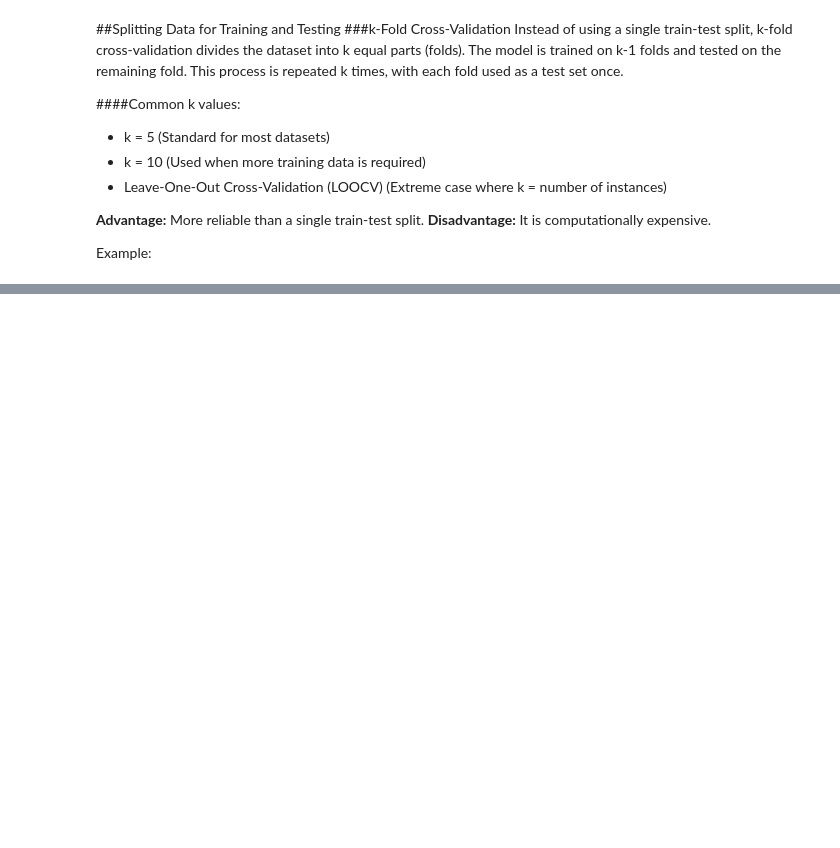
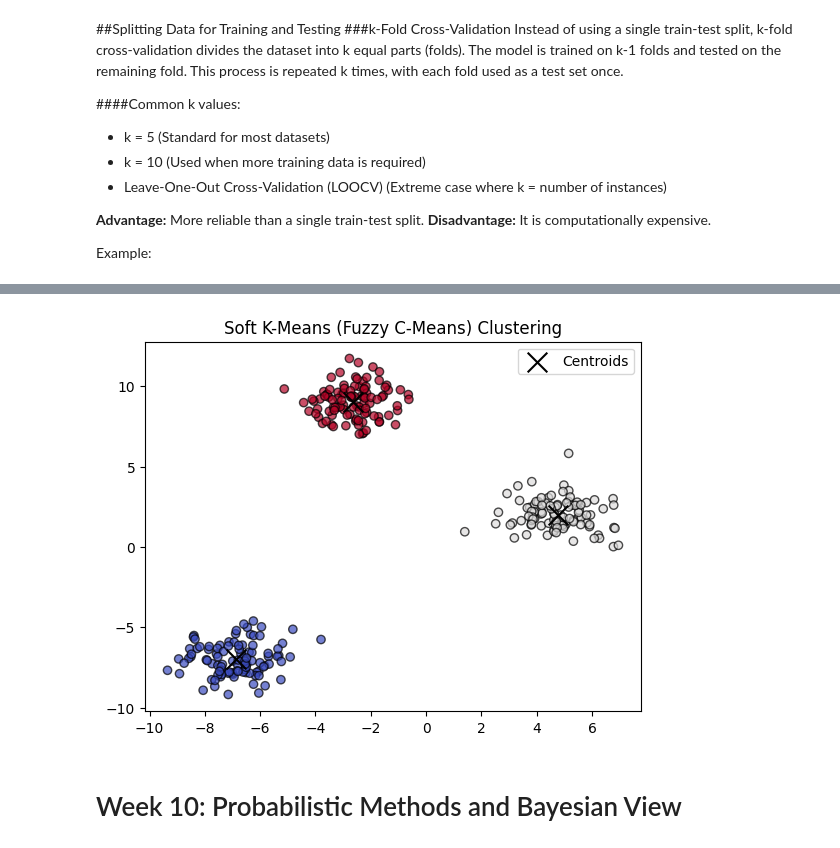
Before and after one commit to SolomonAyuba/machine-learning, a Jupyter notebook: Machine_Learning.ipynb, the cells around one changed output, grey strips where cells are left out. Cells and saved outputs as stored; diff of their text form; code cells hidden in the pictures; blank space fills up the shorter version.

```diff
--- a/Machine_Learning.ipynb
+++ b/Machine_Learning.ipynb
@@ -149,0 +618,25 @@ print(f"Cross-validation Accuracy: {scores.mean():.2f}")
+# %%
+import numpy as np
+import matplotlib.pyplot as plt
+import skfuzzy as fuzz
+from sklearn.datasets import make_blobs
+
+# Generate synthetic dataset
+X, _ = make_blobs(n_samples=300, centers=3, random_state=42)
+
+# Apply Fuzzy C-Means clustering
+cntr, u, _, _, _, _, _ = fuzz.cluster.cmeans(X.T, c=3, m=2, error=0.005, maxiter = 1000)
+
+# Assign each data point to the most probable cluster
+cluster_membership = np.argmax(u, axis=0)
+
+# Plot results
+plt.scatter(X[:, 0], X[:, 1], c=cluster_membership, cmap='coolwarm', edgecolors='k', alpha=0.7)
+plt.scatter(cntr[:, 0], cntr[:, 1], c='black', marker='x', s=200, label='Centroids')
+plt.title('Soft K-Means (Fuzzy C-Means) Clustering')
+plt.legend()
+plt.show()
+# %% [output]
+[figure, added]
+# %% [markdown]
+# Week 10: Probabilistic Methods and Bayesian View
```
Also changed, not shown: parts of 51 cells of this notebook.
